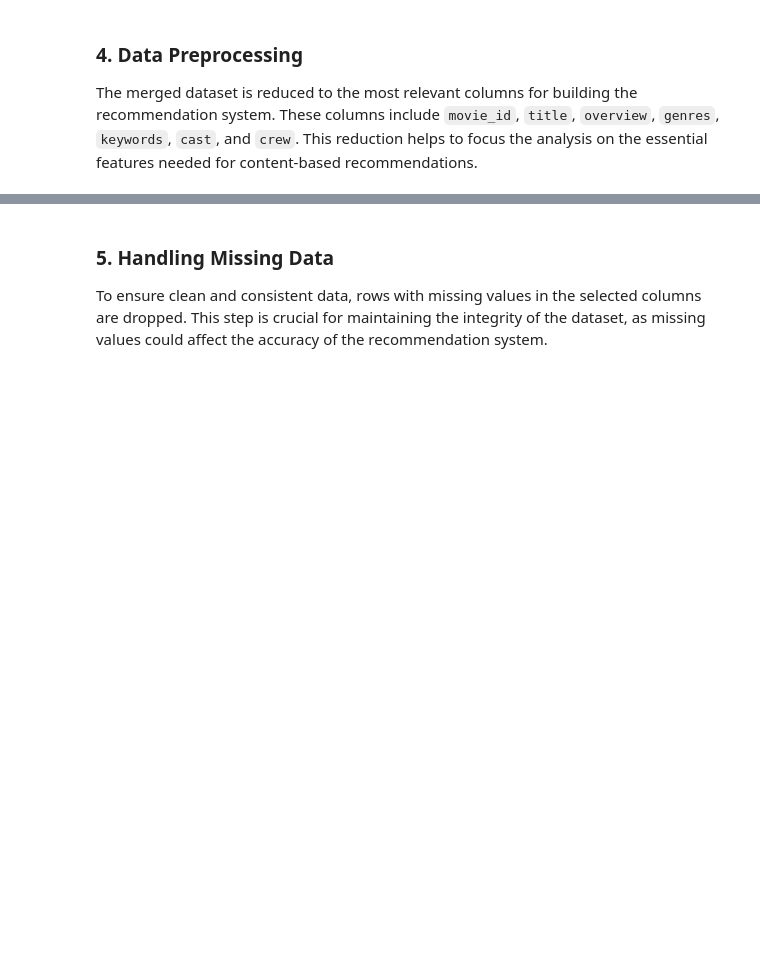
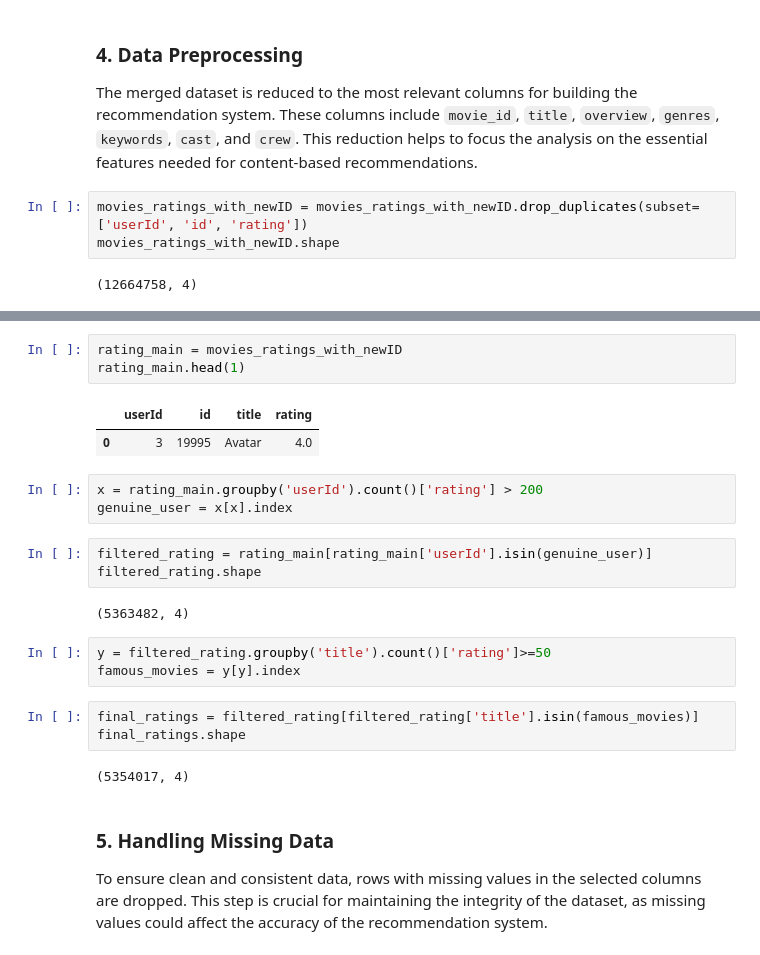
Before and after one commit to smabid2018/Netflix_movies_recomendation_System, a Jupyter notebook: Movies_Recomendation_System.ipynb, the cells around one changed output, grey strips where cells are left out. Drawn from its saved outputs; the diff is of its cells as text; blank space fills up the shorter version.

```diff
--- a/Movies_Recomendation_System.ipynb
+++ b/Movies_Recomendation_System.ipynb
@@ -37,12 +88,39 @@ movies.head(1)
 # %% [markdown]
 ### 4. Data Preprocessing
 The merged dataset is reduced to the most relevant columns for building the recommendation system. These columns include `movie_id`, `title`, `overview`, `genres`, `keywords`, `cast`, and `crew`. This reduction helps to focus the analysis on the essential features needed for content-based recommendations.
+# %%
+movies_ratings_with_newID = movies_ratings_with_newID.drop_duplicates(subset=['userId', 'id', 'rating'])
+movies_ratings_with_newID.shape
+# %% [output]
+(12664758, 4)
 # %%
 movies = movies[['movie_id','title','overview','genres','keywords','cast','crew']]
 movies.head(1)
 # %% [output]
 |  | movie_id | title | overview | genres | keywords | cast | crew |
 | 0 | 19995 | Avatar | In the 22nd century, a paraplegic... | [{"id": 28, "name": "Action"}, {"... | [{"id": 1463, "name": "culture cl... | [{"cast_id": 242, "character": "J... | [{"credit_id": "52fe48009251416c7... |
+# %%
+rating_main = movies_ratings_with_newID
+rating_main.head(1)
+# %% [output]
+|  | userId | id | title | rating |
+| 0 | 3 | 19995 | Avatar | 4.0 |
+# %%
+x = rating_main.groupby('userId').count()['rating'] > 200
+genuine_user = x[x].index
+# %%
+filtered_rating = rating_main[rating_main['userId'].isin(genuine_user)]
+filtered_rating.shape
+# %% [output]
+(5363482, 4)
+# %%
+y = filtered_rating.groupby('title').count()['rating']>=50
+famous_movies = y[y].index
+# %%
+final_ratings = filtered_rating[filtered_rating['title'].isin(famous_movies)]
+final_ratings.shape
+# %% [output]
+(5354017, 4)
 # %% [markdown]
 ### 5. Handling Missing Data
 To ensure clean and consistent data, rows with missing values in the selected columns are dropped. This step is crucial for maintaining the integrity of the dataset, as missing values could affect the accuracy of the recommendation system.
```
Also changed, not shown: parts of 14 cells of this notebook, 2 other files.
